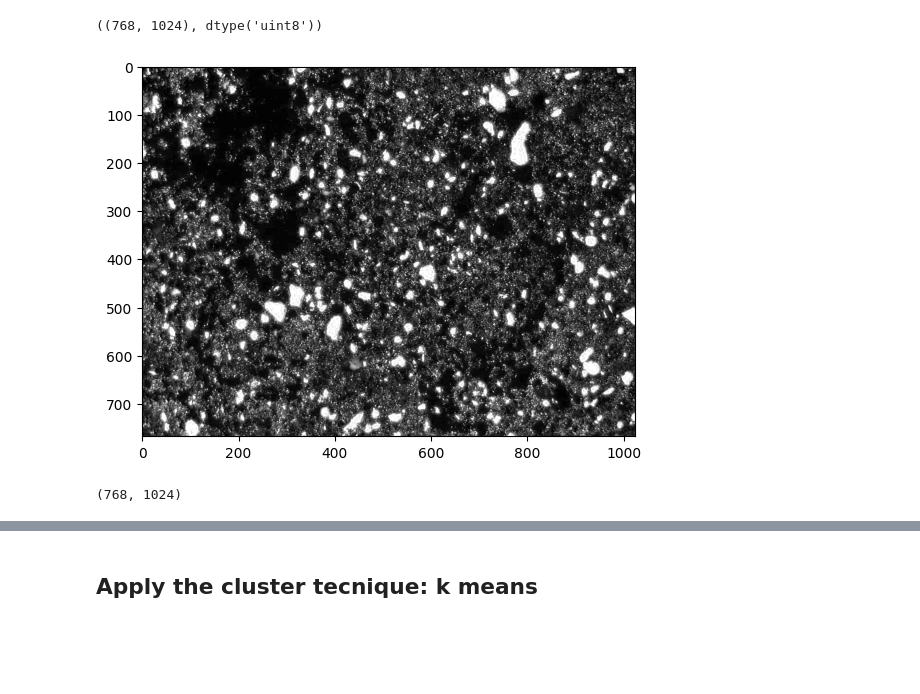
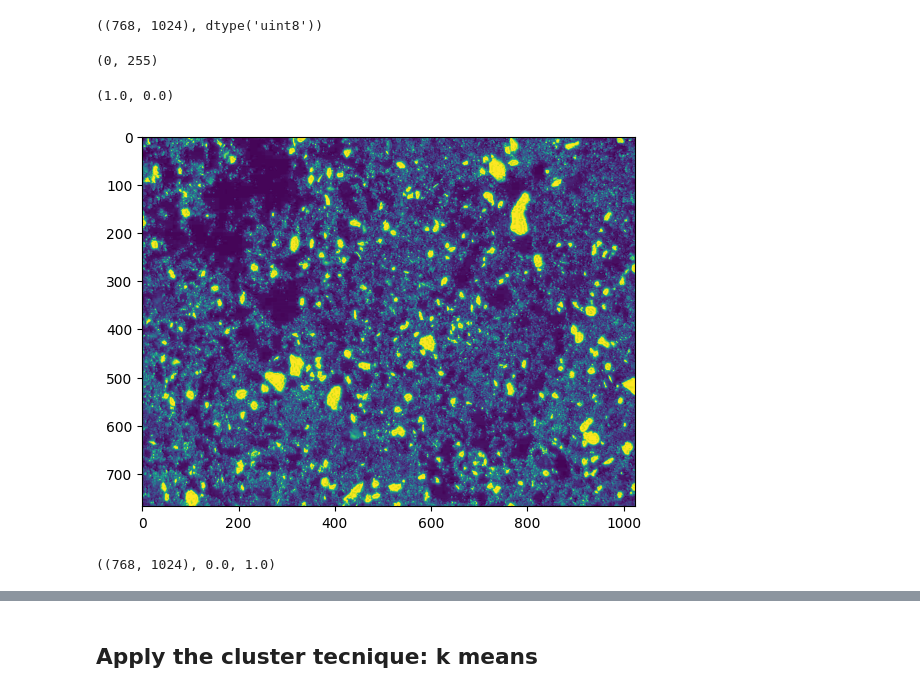
Before and after one commit to FrankVanzeler/Digital-Rock-Analysis-, a Jupyter notebook: Pore_tortuosity.ipynb, the cells around one changed output, grey strips where cells are left out. Saved outputs shown, nothing was run; the diff lists cells and outputs as text; code cells hidden in the pictures; blank space fills up the shorter version.

```diff
--- a/Pore_tortuosity.ipynb
+++ b/Pore_tortuosity.ipynb
@@ -937,11 +942,21 @@ im = im[:, :, 0]
 im.shape, im.dtype
 # %% [output]
 ((768, 1024), dtype('uint8'))
+# %%
+im.min(), im.max()
+# %% [output]
+(0, 255)
+# %%
+im = (im - im.min())/ (im.max() - im.min())
+# %%
+im.max(), im.min()
+# %% [output]
+(1.0, 0.0)
 # %%
-plt.imshow(cv2.cvtColor(im, cv2.COLOR_BGR2RGB))
+plt.imshow(im)
 plt.show()
 # %% [output]
-[figure, old version]
+[figure, new version]
 # %%
 # Set the pore to be the value 1 # foreground
 # This function is to create the binary image to the recognition process work
@@ -962,9 +978,9 @@ binary_image = create_binary_adjust_1(im)
 # Label connected components in the binary image
 labeled_image, num_labels = ndi.label(binary_image)
 # %%
-binary_image.shape
+binary_image.shape, binary_image.min(), binary_image.max()
 # %% [output]
-(768, 1024)
+((768, 1024), 0.0, 1.0)
 # %%
 plt.imshow(binary_image, cmap='gray')
 # %% [output]
```
Also changed, not shown: parts of 55 cells of this notebook.
